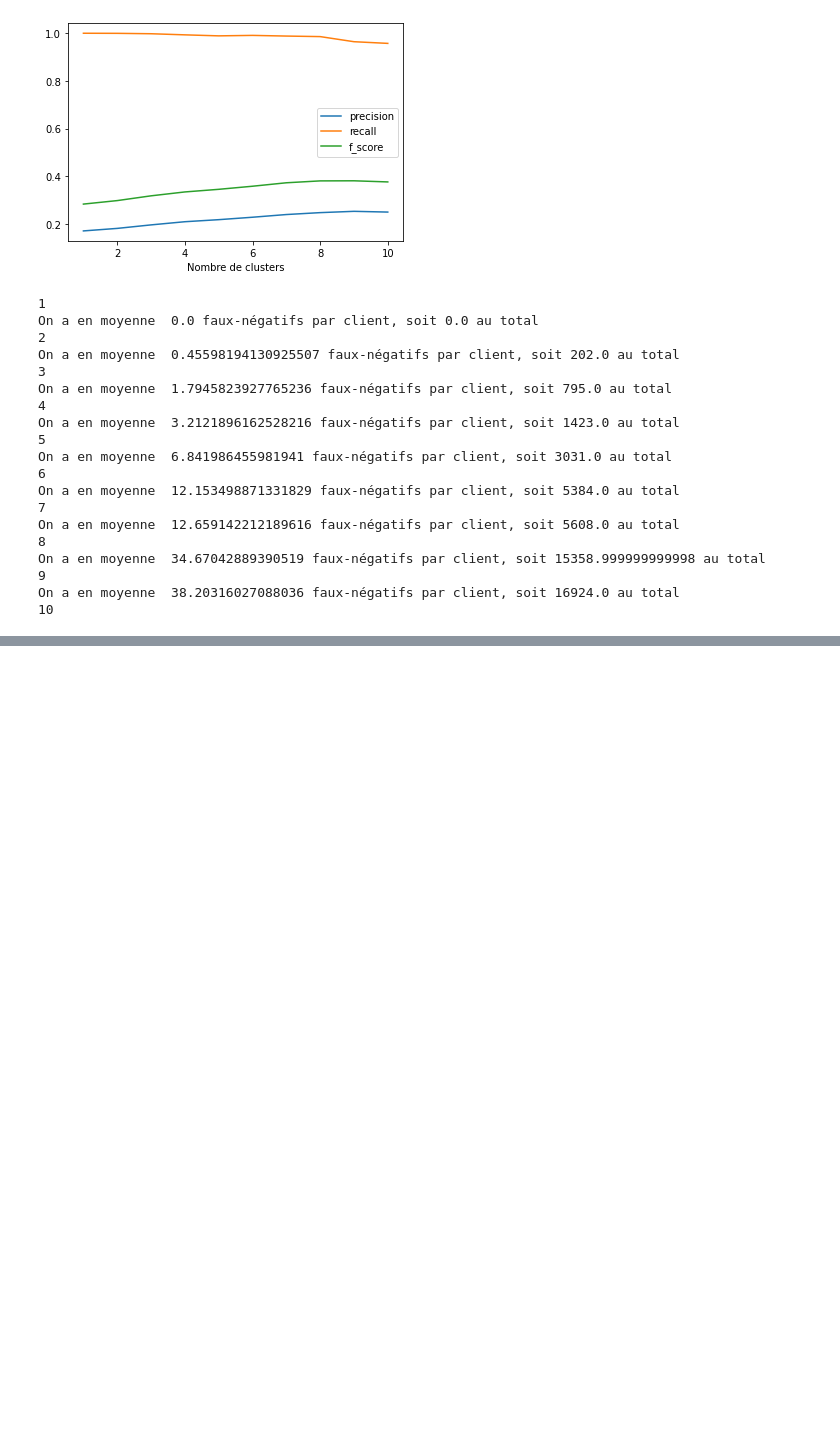
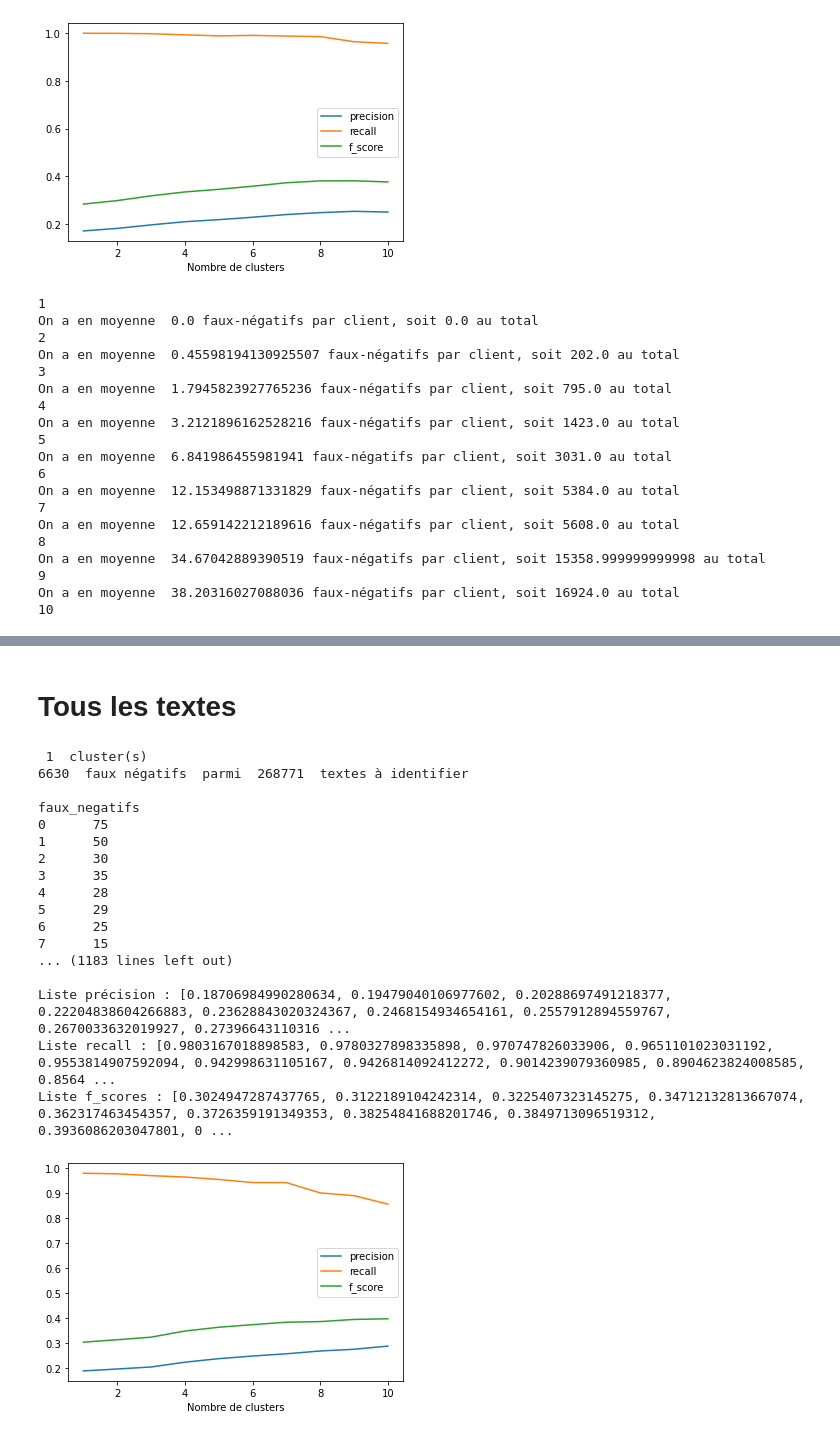
Before and after one commit to remi-vidal/StatApp, a Jupyter notebook: notebooks/validation_croisee.ipynb, the cells around one changed output, grey strips where cells are left out. Drawn from its saved outputs; the diff is of its cells as text; code cells hidden in the pictures; blank space fills up the shorter version.

```diff
--- a/notebooks/validation_croisee.ipynb
+++ b/notebooks/validation_croisee.ipynb
@@ -151,0 +191,23 @@ liste scores : [1, 2, 3]
+# %% [markdown]
+# Tous les textes
+# %%
+cross_validation(df, txt_client, n_clusters=range(1,11), K=10, shuffle=False)
+# %% [output]
+ 1  cluster(s)
+6630  faux négatifs  parmi  268771  textes à identifier
+
+faux_negatifs
+0      75
+1      50
+2      30
+3      35
+4      28
+5      29
+6      25
+7      15
+... (1183 lines left out)
+
+Liste précision : [0.18706984990280634, 0.19479040106977602, 0.20288697491218377, 0.22204838604266883, 0.23628843020324367, 0.2468154934654161, 0.2557912894559767, 0.2670033632019927, 0.27396643110316 ...
+Liste recall : [0.9803167018898583, 0.9780327898335898, 0.970747826033906, 0.9651101023031192, 0.9553814907592094, 0.942998631105167, 0.9426814092412272, 0.9014239079360985, 0.8904623824008585, 0.8564 ...
+Liste f_scores : [0.3024947287437765, 0.3122189104242314, 0.3225407323145275, 0.34712132813667074, 0.362317463454357, 0.3726359191349353, 0.38254841688201746, 0.3849713096519312, 0.3936086203047801, 0 ...
+[figure, added]
```
Also changed, not shown: parts of 9 cells of this notebook, 1 other file.
